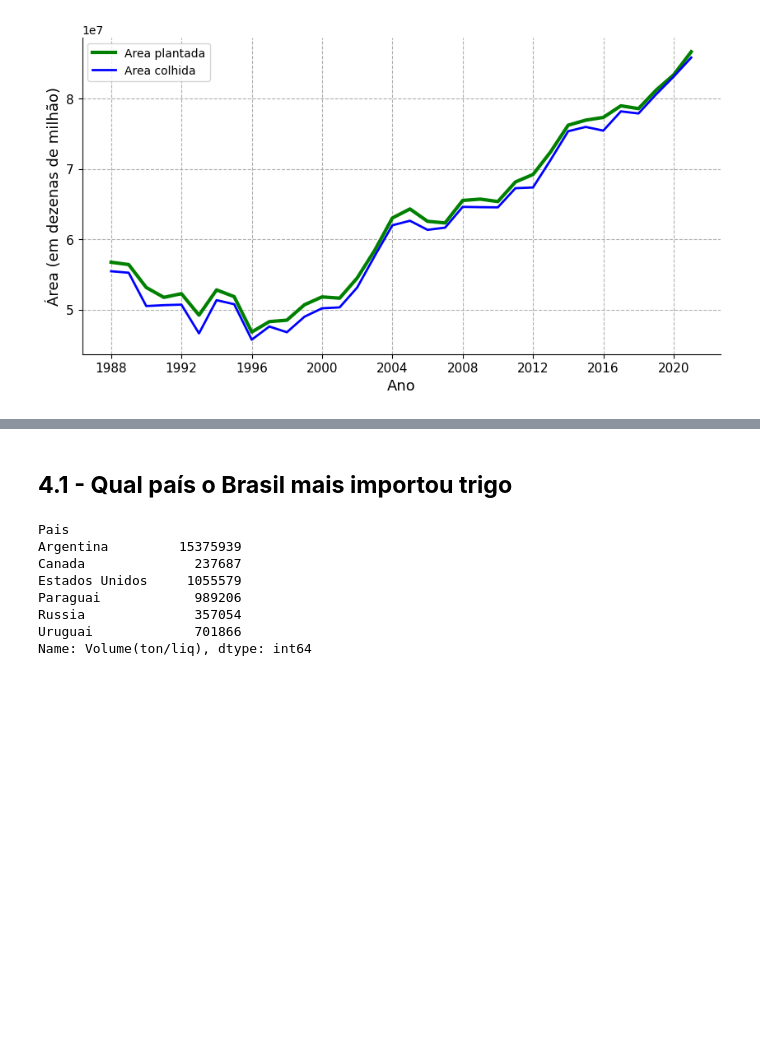
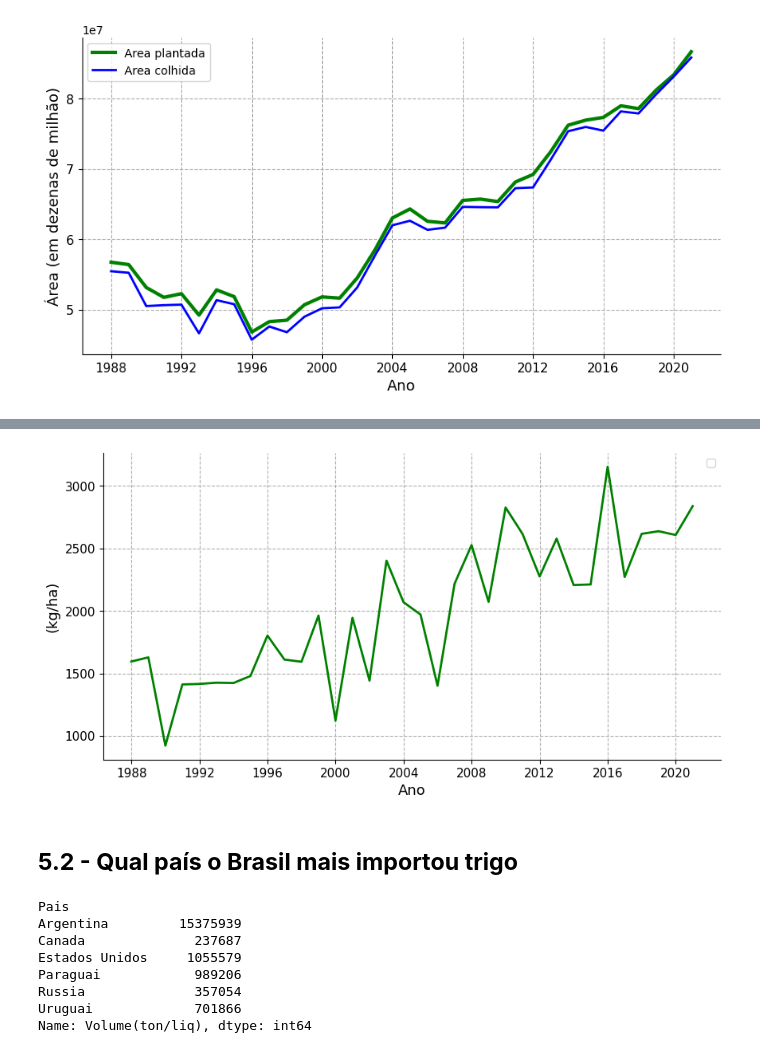
Before and after one commit to JoseNormando/Projeto_Trigo_Brasil_UFRN, a Jupyter notebook: trigo_time_series.ipynb, the cells around one changed output, grey strips where cells are left out. Drawn from its saved outputs; the diff is of its cells as text; code cells hidden in the pictures; blank space fills up the shorter version.

```diff
--- a/trigo_time_series.ipynb
+++ b/trigo_time_series.ipynb
@@ -38,2 +38,5 @@ Python 3.10.12
 # %%
 anos = list(map(str, range(1988, 2022)))
+# %%
+area_plantada_brasil = pd.read_excel('/content/drive/MyDrive/Colab Notebooks/Projetos/Arquivos/textos_tecnicos/area_plantada_brasil.xlsx')
+area_plantada_brasil
@@ -39,0 +47,3 @@ anos = list(map(str, range(1988, 2022)))
+# %%
+quantidade_produzida_brasil = pd.read_excel('/content/drive/MyDrive/Colab Notebooks/Projetos/Arquivos/textos_tecnicos/quantidade_produzida(ton)_brasil.xlsx')
+quantidade_produzida_brasil
@@ -398,0 +417,15 @@ fig.savefig('plantacao_colheita_brasil.png', transparent = False, dpi = 300, bbo
+# %%
+area_brasil = area_plantada_brasil.copy()
+area_brasil = area_brasil.melt(id_vars = ['Pais'], value_vars = anos, var_name = 'Ano', value_name = 'Area')
+
+quantidade_brasil = quantidade_produzida_brasil.copy()
+quantidade_brasil = quantidade_brasil.melt(id_vars = ['Pais'], value_vars = anos, var_name = 'Ano', value_name = 'Quantidade(kg)')
+quantidade_brasil['Quantidade(kg)'] = quantidade_brasil['Quantidade(kg)'] * 1000
+
+produtividade_brasil = area_brasil.assign(Quantidade = quantidade_brasil['Quantidade(kg)'])
+produtividade_brasil.columns = ['Pais', 'Ano', 'Area', 'Quantidade(kg)']
+produtividade_brasil['Produtividade(kg/ha)'] = produtividade_brasil['Quantidade(kg)'] / produtividade_brasil['Area']
+
+display(area_brasil.head())
+display(quantidade_brasil.head())
+display(produtividade_brasil.head())
@@ -398,0 +451,16 @@ fig.savefig('plantacao_colheita_brasil.png', transparent = False, dpi = 300, bbo
+# %%
+fig, ax = plt.subplots(figsize = (10, 5))
+ax.plot(produtividade_brasil['Ano'], produtividade_brasil['Produtividade(kg/ha)'], lw = 2, color = 'g')
+ax.set_xlabel('Ano', fontsize = 13)
+ax.set_ylabel('(kg/ha)', fontsize = 13)
+ax.xaxis.set_major_locator(plt.MultipleLocator(4))
+ax.xaxis.set_tick_params(labelsize=11)
+ax.yaxis.set_tick_params(labelsize=11)
+ax.spines['top'].set_visible(False)
+ax.spines['right'].set_visible(False)
+plt.legend()
+plt.grid(linestyle='--')
+plt.show()
+
+fig.savefig('produtividade_brasil.png', transparent = False, dpi = 300, bbox_inches = 'tight')
+# %% [output]
@@ -399,5 +468,6 @@ fig.savefig('plantacao_colheita_brasil.png', transparent = False, dpi = 300, bbo
+[figure, added]
 # %% [markdown]
-## **4.1 - Qual país o Brasil mais importou trigo**
+## **5.2 - Qual país o Brasil mais importou trigo**
 # %%
 mais_importou = importacao_pais.copy()
 mais_importou = mais_importou.melt(id_vars = ['Pais'], value_vars = [2019, 2020, 2021], var_name = 'Ano', value_name = 'Volume(ton/liq)')
```
Also changed, not shown: parts of 17 cells of this notebook.
